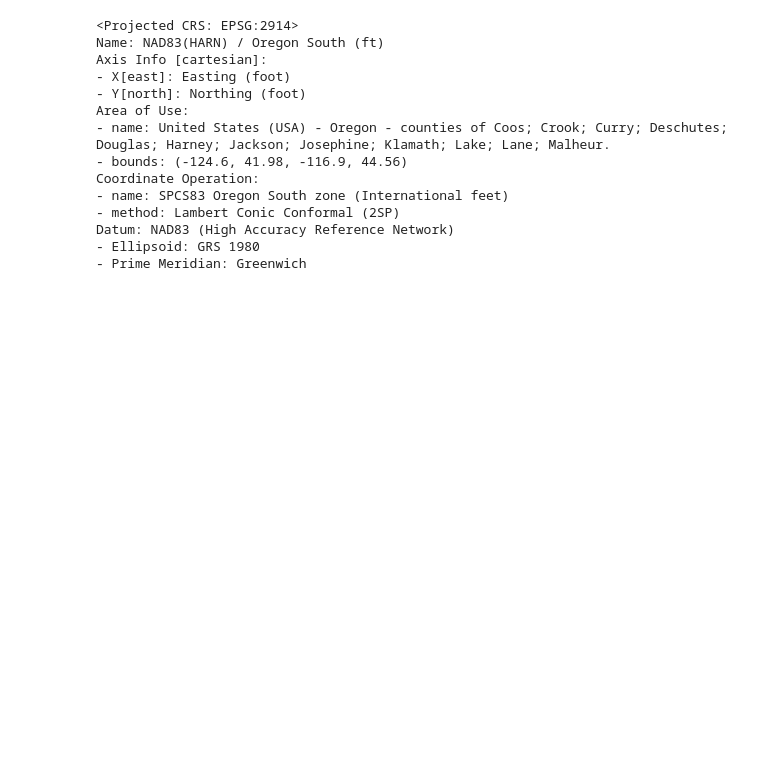
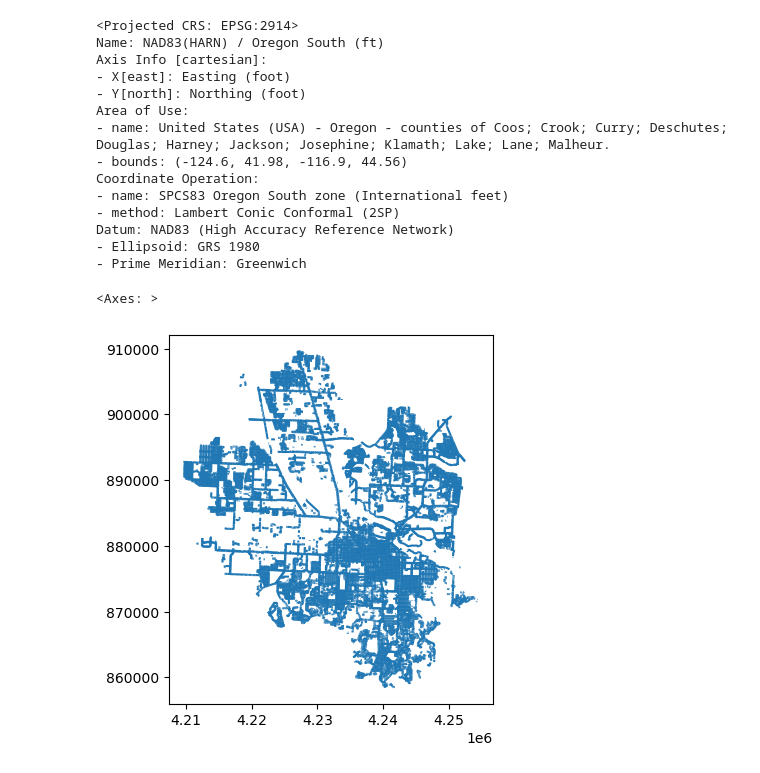
Before and after one commit to dongmeic/Sidewalk, a Jupyter notebook: regional_sidewalks_gpd.ipynb, the cells around one changed output. Cells and saved outputs as stored; diff of their text form; code cells hidden in the pictures; blank space fills up the shorter version.

Commit message:
checked OSM data

```diff
--- a/regional_sidewalks_gpd.ipynb
+++ b/regional_sidewalks_gpd.ipynb
@@ -95,4 +95,6 @@ Datum: NAD83 (High Accuracy Reference Network)
 sidewalks_COB['city'] = 'Coburg'
 # %%
 sidewalks = sidewalks_EUG_SPR.append(sidewalks_COB[['city', 'geometry']])
+# %%
+outpath = r'T:\DCProjects\Modeling\Sidewalk\data\central_Lane_sidewalks.shp'
 # %%
@@ -99,0 +102,7 @@ sidewalks.to_file(r'T:\DCProjects\Modeling\Sidewalk\data\central_Lane_sidewalks.
+# %%
+sidewalks = gpd.read_file(outpath)
+# %%
+sidewalks[sidewalks.city=='Eugene'].plot()
+# %% [output]
+<Axes: >
+[figure, added]
```
Also changed, not shown: parts of 2 cells of this notebook, 13 other files.
